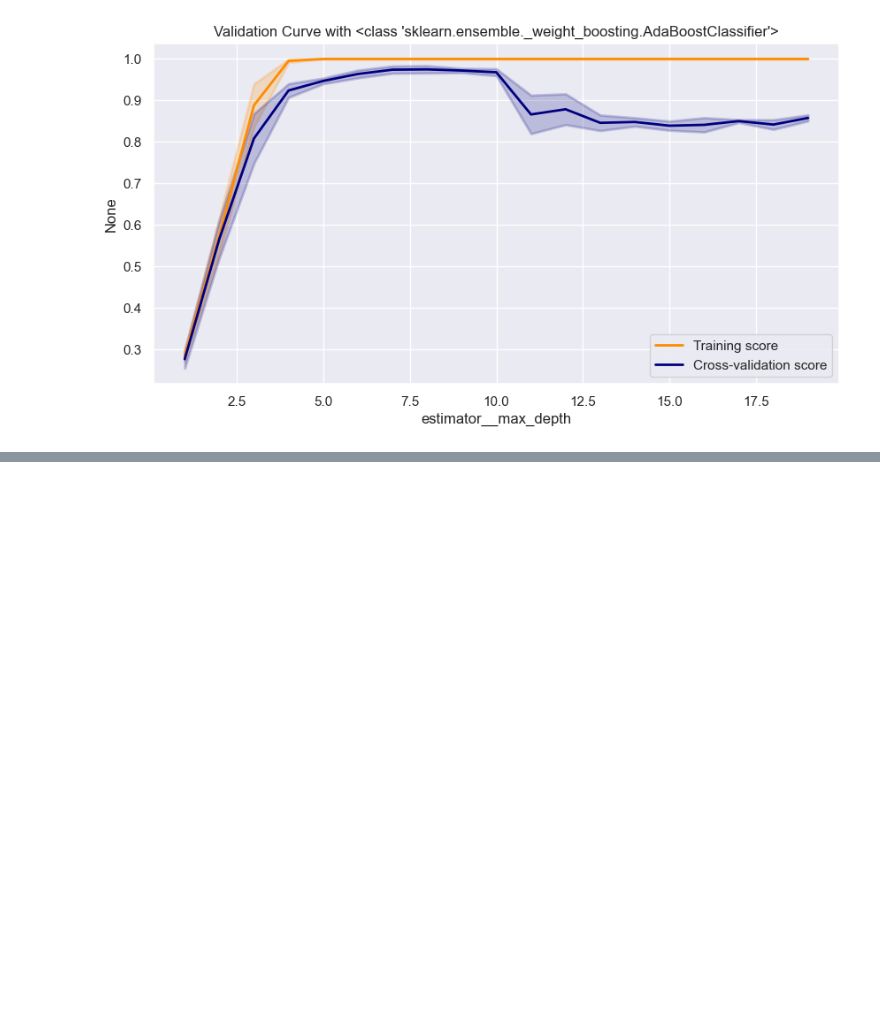
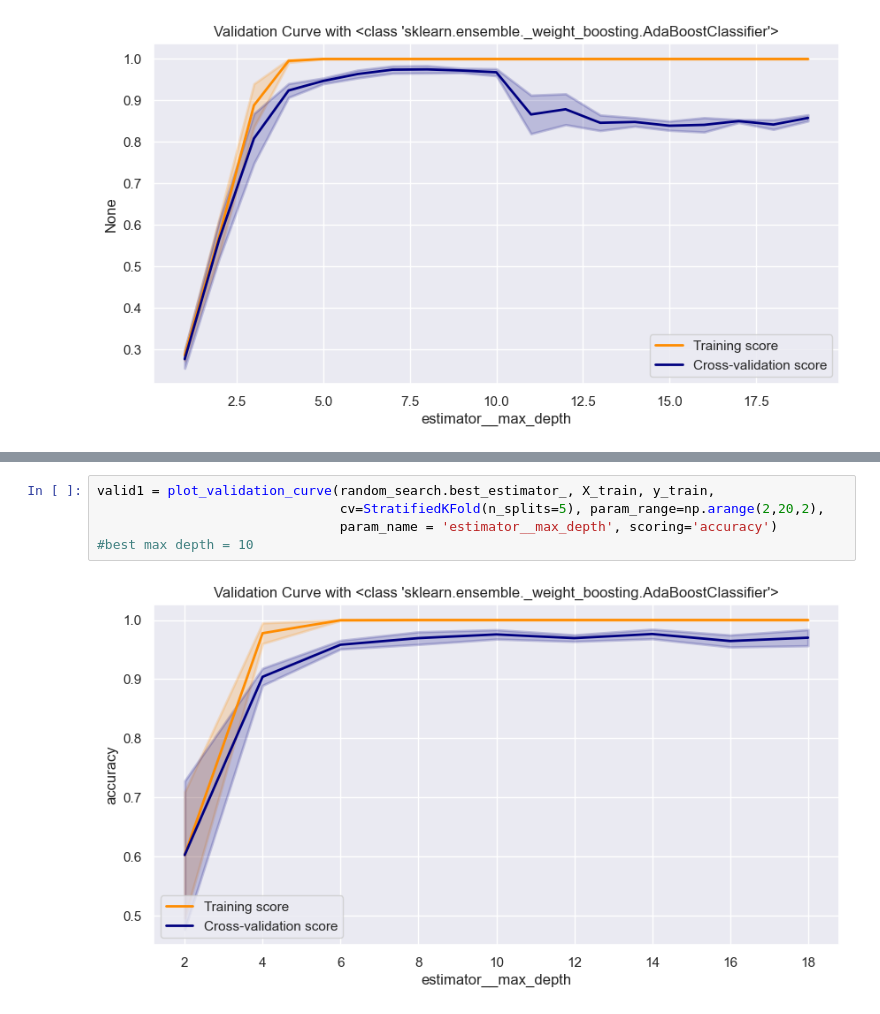
Before and after one commit to fan-yang-md/codingnomads, a Jupyter notebook: data-science-machine-learning-main/notebooks/08_ensemble_methods.ipynb, the cells around one changed output, grey strips where cells are left out. Cells and saved outputs as stored; diff of their text form; blank space fills up the shorter version.

```diff
--- a/data-science-machine-learning-main/notebooks/08_ensemble_methods.ipynb
+++ b/data-science-machine-learning-main/notebooks/08_ensemble_methods.ipynb
@@ -226,0 +261,7 @@ fig = plot_validation_curve(ada, X_train, y_train, cv=3,
+# %%
+valid1 = plot_validation_curve(random_search.best_estimator_, X_train, y_train,
+                               cv=StratifiedKFold(n_splits=5), param_range=np.arange(2,20,2),
+                               param_name = 'estimator__max_depth', scoring='accuracy')
+#best max depth = 10
+# %% [output]
+[figure, added]
```
Also changed, not shown: parts of 22 cells of this notebook, 1 other file.
